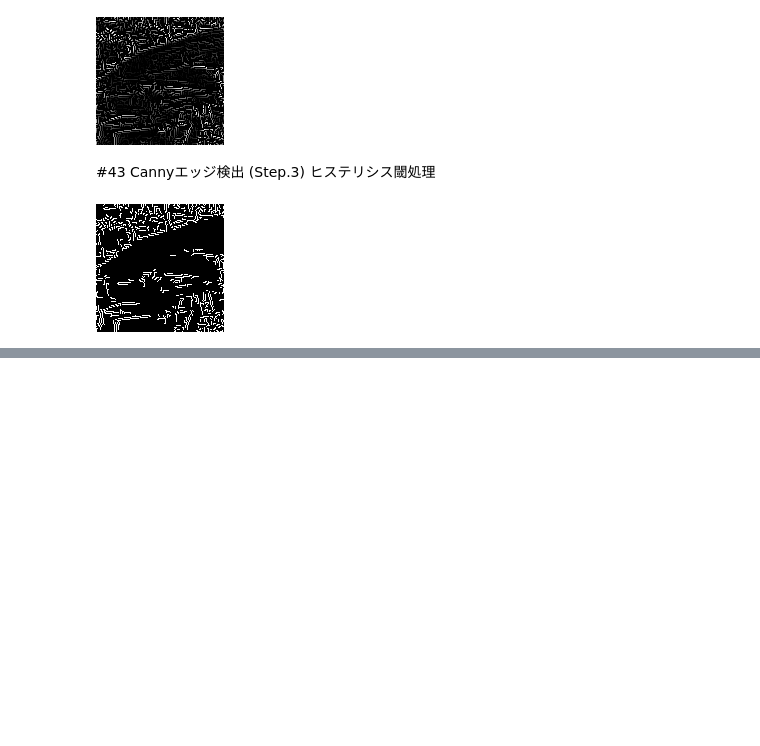
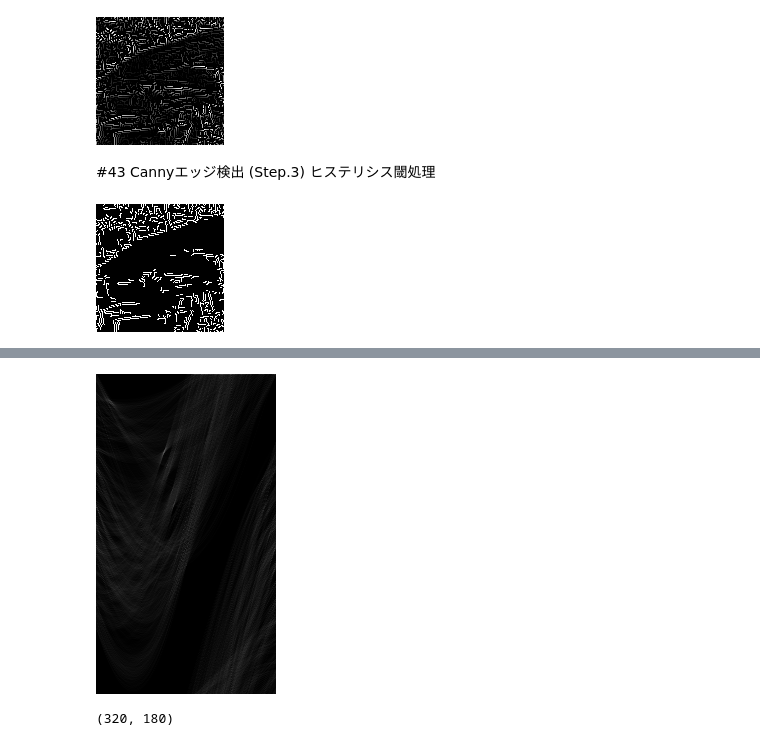
Before and after one commit to katoyu/image-processing-100training, a Jupyter notebook: 画像処理100本ノック41_50.ipynb, the cells around one changed output, grey strips where cells are left out. Cells and saved outputs as stored; diff of their text form; code cells hidden in the pictures; blank space fills up the shorter version.

```diff
--- a/画像処理100本ノック41_50.ipynb
+++ b/画像処理100本ノック41_50.ipynb
@@ -171,0 +307,26 @@ cv2_imshow(out)
+# %%
+#Hough変換
+
+#boting
+drho = 1
+dtheta = 1
+rho_max = np.ceil(np.sqrt(H**2 + W**2)).astype(np.int)
+hough = np.zeros((rho_max, 180), dtype=np.int)
+
+ind = np.where(edge==255)
+
+#hough transformation
+for y, x in zip(ind[0], ind[1]):
+    for theta in range(0, 180, dtheta):
+        t = np.pi / 180 * theta
+        rho = int(x * np.cos(t) + y * np.sin(t))
+        hough[rho, theta] += 1
+
+out = hough.astype(np.uint8)
+cv2_imshow(out)
+# %% [output]
+[figure, added]
+# %%
+out.shape
+# %% [output]
+(320, 180)
```
Also changed, not shown: parts of 8 cells of this notebook.
